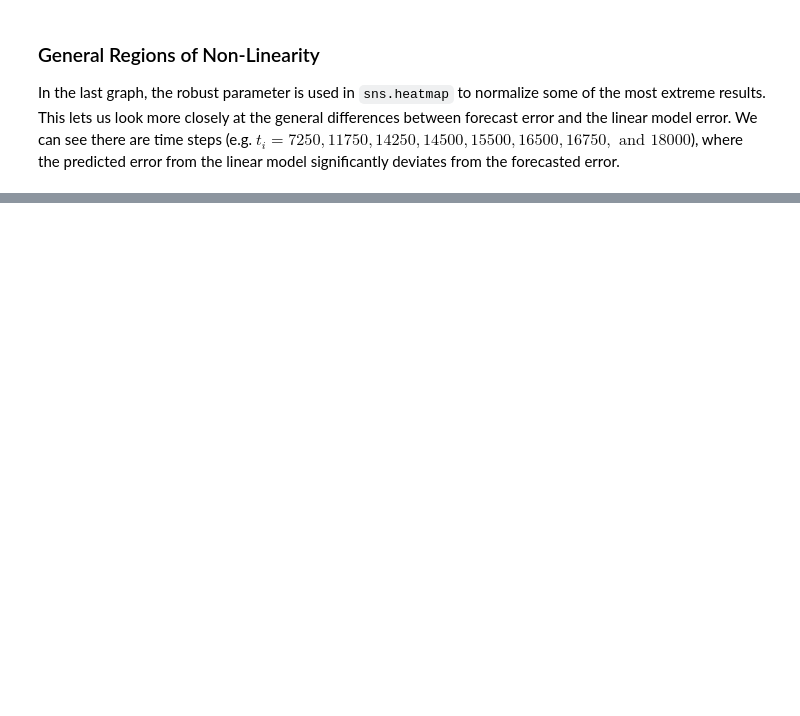
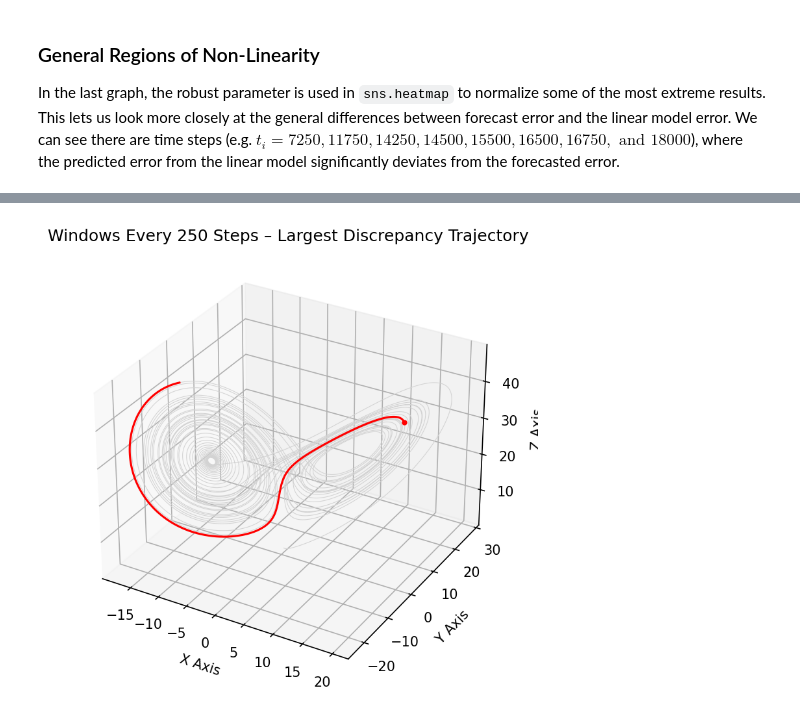
Before and after one commit to AidanJanney/ATOC4500_F24, a Jupyter notebook: Project_1/Project_1.ipynb, the cells around one changed output, grey strips where cells are left out. Drawn from its saved outputs; the diff is of its cells as text; code cells hidden in the pictures; blank space fills up the shorter version.

```diff
--- a/Project_1/Project_1.ipynb
+++ b/Project_1/Project_1.ipynb
@@ -346,0 +356,4 @@ plt.show()
+# %%
+Image("./Images_Project_1/q1_lorenz3d_step250_trajectory.png", width = 500)
+# %% [output]
+[figure, added]
```
Also changed, not shown: parts of 7 cells of this notebook, 11 other files.
